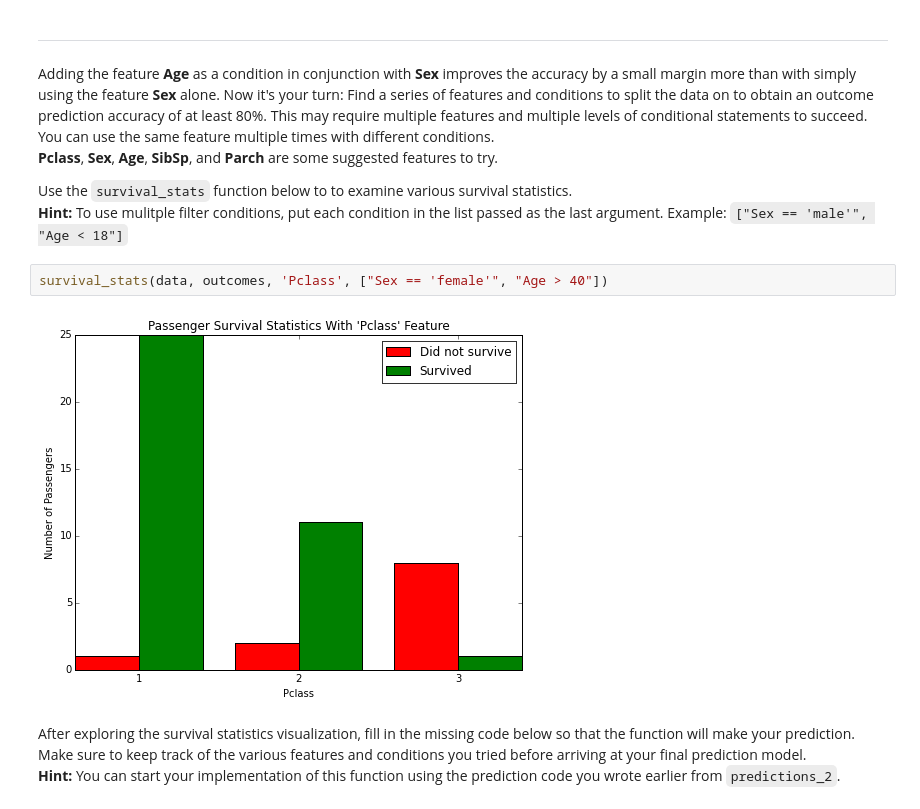
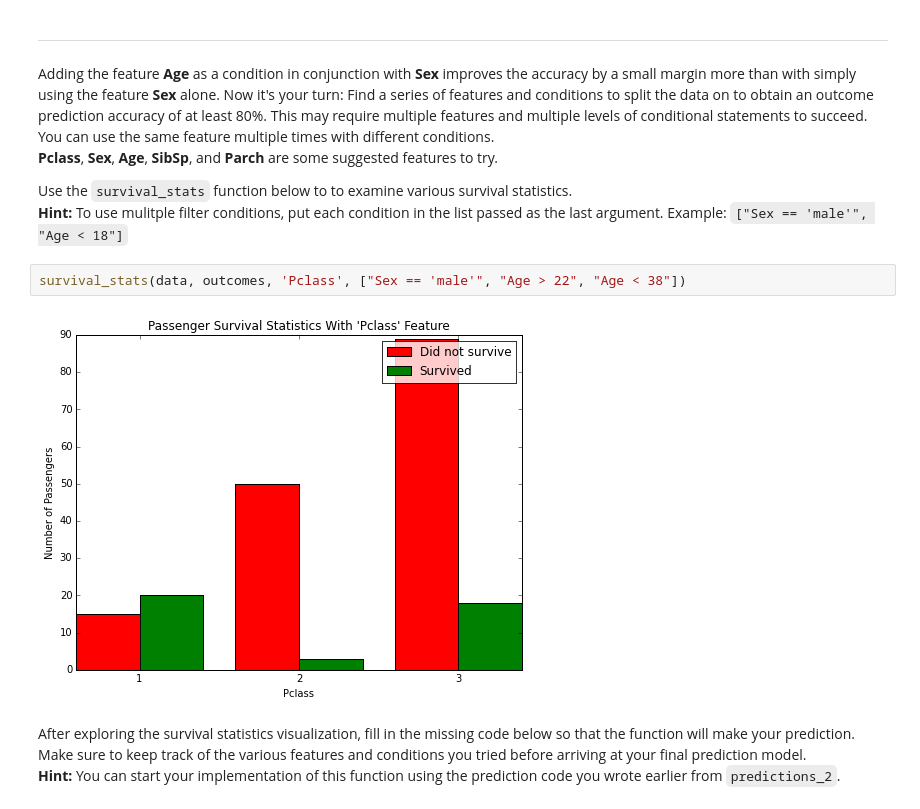
Before and after one commit to devrohitraj/Udacity, a Jupyter notebook: Machine-Learning-nanodegree/titanic_survival_exploration/Titanic_Survival_Exploration.ipynb, the cells around one changed output. Drawn from its saved outputs; the diff is of its cells as text.

Commit message:
Enhanced accuracy by about 1% in titanic_survival

```diff
--- a/Machine-Learning-nanodegree/titanic_survival_exploration/Titanic_Survival_Exploration.ipynb
+++ b/Machine-Learning-nanodegree/titanic_survival_exploration/Titanic_Survival_Exploration.ipynb
@@ -215,9 +215,9 @@ Adding the feature **Age** as a condition in conjunction with **Sex** improves t
 Use the `survival_stats` function below to to examine various survival statistics.
 **Hint:** To use mulitple filter conditions, put each condition in the list passed as the last argument. Example: `["Sex == 'male'", "Age < 18"]`
 # %%
-survival_stats(data, outcomes, 'Pclass', ["Sex == 'female'", "Age > 40"])
+survival_stats(data, outcomes, 'Pclass', ["Sex == 'male'", "Age > 22", "Age < 38"])
 # %% [output]
-[figure, old version]
+[figure, new version]
 # %% [markdown]
 After exploring the survival statistics visualization, fill in the missing code below so that the function will make your prediction.
 Make sure to keep track of the various features and conditions you tried before arriving at your final prediction model.
```
Also changed, not shown: parts of 3 cells of this notebook, 3 other files.
